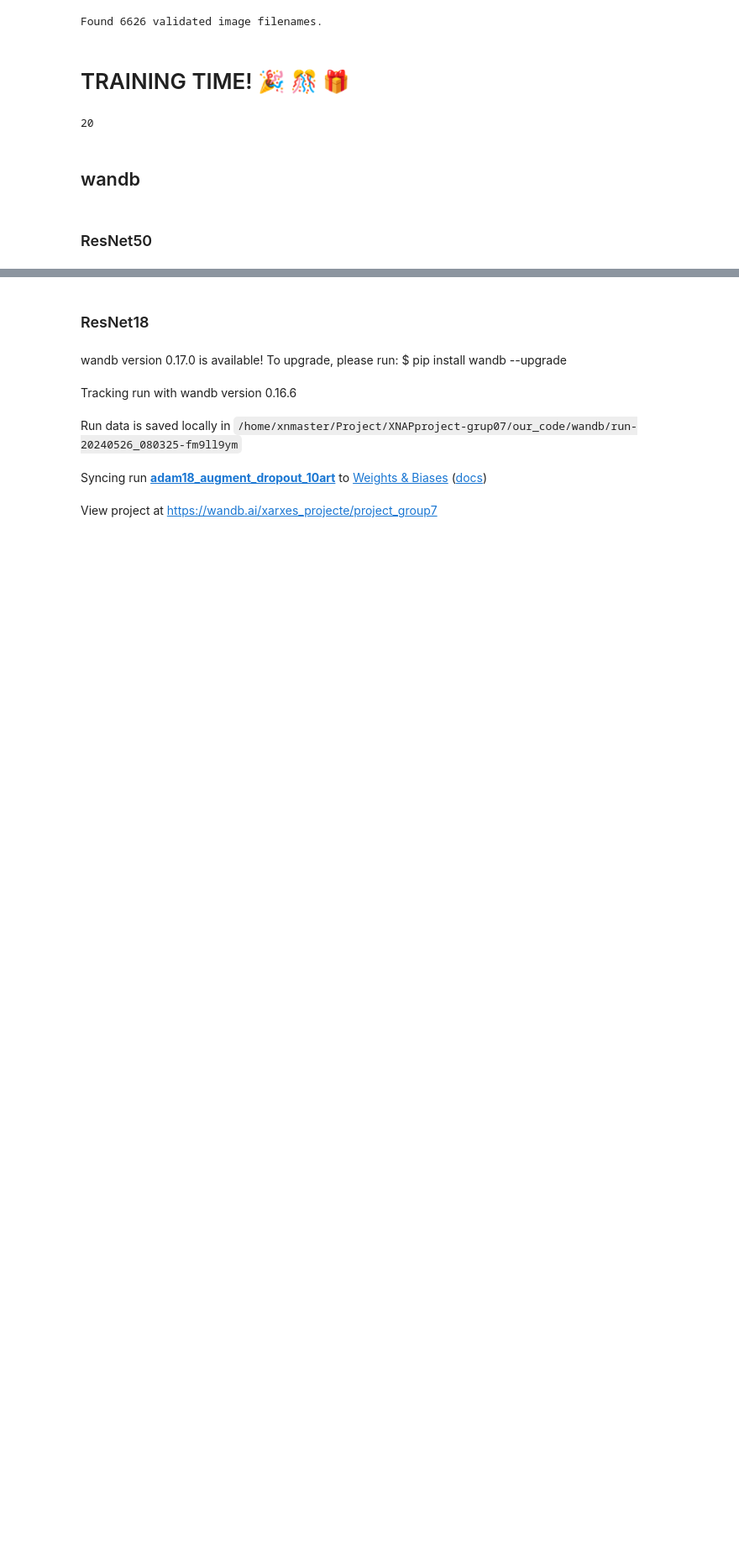
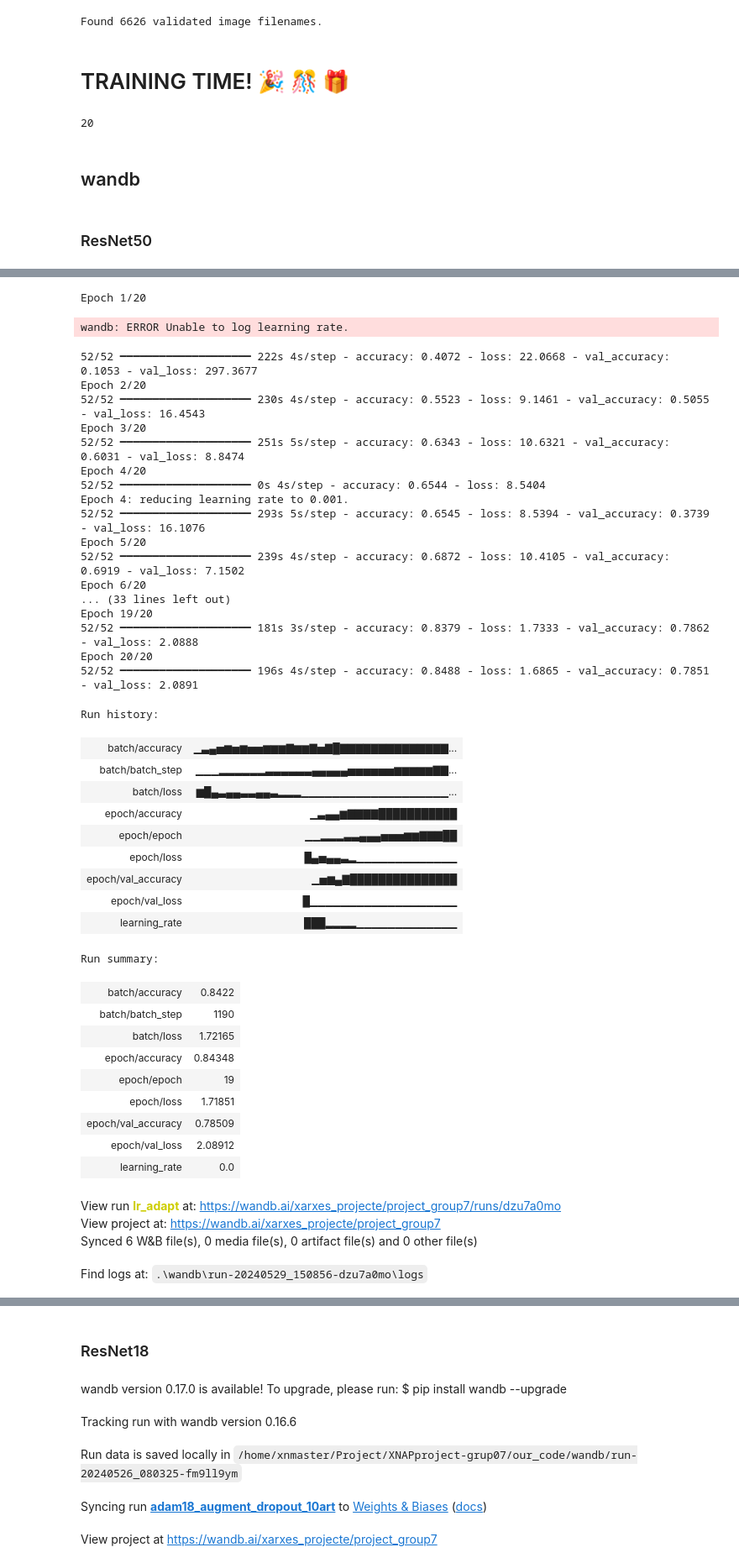
Before and after one commit to DCC-UAB/XNAPproject-grup07, a Jupyter notebook: our_code/base_code.ipynb, the cells around one changed output, grey strips where cells are left out. Shown at 84% size. Drawn from its saved outputs; the diff is of its cells as text; code cells hidden in the pictures; blank space fills up the shorter version.

```diff
--- a/our_code/base_code.ipynb
+++ b/our_code/base_code.ipynb
@@ -280,7 +280,7 @@ model_adam.add(GlobalAveragePooling2D())
 model_adam.add(Dense(2048, activation='relu'))  # Aumentar el tamaño de la capa densa
 model_adam.add(BatchNormalization())
 model_adam.add(Dropout(0.5))
-model_adam.add(Dense(1024, activation='relu', kernel_regularizer=l2(0.0005)))  # Aumentar el tamaño de la capa densa y reducir L2 regularization
+model_adam.add(Dense(1024, activation='relu', kernel_regularizer=AdaptiveKernelRegularizer(0.01, 0.0005)))  # Aumentar el tamaño de la capa densa y reducir L2 regularization
 model_adam.add(BatchNormalization())
 model_adam.add(Dropout(0.5))
 model_adam.add(Dense(num_classes, activation='softmax'))
@@ -647,6 +649,6 @@ adaptive_lr_scheduler = AdaptiveLearningRateScheduler()
 run = wandb.init(
     # set the wandb project where this run will be logged
     project="project_group7",
-    name = "adam50_augment_dropout_10art"
+    name = "lr_adapt"
 )
 # %% [output]
@@ -659,14 +660,58 @@ View run at https://wandb.ai/xarxes_projecte/project_group7/runs/x4yyw2l3
 # %%
 histories_adam = model_adam.fit(
     x=train_gens[0],
-    epochs=40,
+    epochs=20,
     batch_size=BATCH_SIZE,
     validation_data=valid_gens[0],
     callbacks=[
         WandbMetricsLogger(log_freq=10),
         adaptive_lr_scheduler
     ],
 )
 run.finish()
+# %% [output]
+Epoch 1/20
+wandb: ERROR Unable to log learning rate.
+52/52 ━━━━━━━━━━━━━━━━━━━━ 222s 4s/step - accuracy: 0.4072 - loss: 22.0668 - val_accuracy: 0.1053 - val_loss: 297.3677
+Epoch 2/20
+52/52 ━━━━━━━━━━━━━━━━━━━━ 230s 4s/step - accuracy: 0.5523 - loss: 9.1461 - val_accuracy: 0.5055 - val_loss: 16.4543
+Epoch 3/20
+52/52 ━━━━━━━━━━━━━━━━━━━━ 251s 5s/step - accuracy: 0.6343 - loss: 10.6321 - val_accuracy: 0.6031 - val_loss: 8.8474
+Epoch 4/20
+52/52 ━━━━━━━━━━━━━━━━━━━━ 0s 4s/step - accuracy: 0.6544 - loss: 8.5404
+Epoch 4: reducing learning rate to 0.001.
+52/52 ━━━━━━━━━━━━━━━━━━━━ 293s 5s/step - accuracy: 0.6545 - loss: 8.5394 - val_accuracy: 0.3739 - val_loss: 16.1076
+Epoch 5/20
+52/52 ━━━━━━━━━━━━━━━━━━━━ 239s 4s/step - accuracy: 0.6872 - loss: 10.4105 - val_accuracy: 0.6919 - val_loss: 7.1502
+Epoch 6/20
+... (33 lines left out)
+Epoch 19/20
+52/52 ━━━━━━━━━━━━━━━━━━━━ 181s 3s/step - accuracy: 0.8379 - loss: 1.7333 - val_accuracy: 0.7862 - val_loss: 2.0888
+Epoch 20/20
+52/52 ━━━━━━━━━━━━━━━━━━━━ 196s 4s/step - accuracy: 0.8488 - loss: 1.6865 - val_accuracy: 0.7851 - val_loss: 2.0891
+Run history:
+| batch/accuracy | ▁▃▄▅▆▅▆▅▅▆▆▆▇▆▆▇▅▇█▇▇▇▇▇▇▇▇▇▇▇▇▇▇... |
+| batch/batch_step | ▁▁▁▂▂▂▂▂▂▃▃▃▃▃▃▄▄▄▄▄▅▅▅▅▅▅▆▆▆▆▆▇▇... |
+| batch/loss | ▆█▄▃▄▄▃▃▄▄▃▂▂▂▁▁▁▁▁▁▁▁▁▁▁▁▁▁▁▁▁▁▁... |
+| epoch/accuracy | ▁▃▄▄▆▇▇▇▇███████████ |
+| epoch/epoch | ▁▁▂▂▂▃▃▄▄▄▅▅▅▆▆▇▇▇██ |
+| epoch/loss | █▄▅▄▄▃▂▁▁▁▁▁▁▁▁▁▁▁▁▁ |
+| epoch/val_accuracy | ▁▅▆▄▇███████████████ |
+| epoch/val_loss | █▁▁▁▁▁▁▁▁▁▁▁▁▁▁▁▁▁▁▁ |
+| learning_rate | ███▂▂▂▂▁▁▁▁▁▁▁▁▁▁▁▁▁ |
+Run summary:
+| batch/accuracy | 0.8422 |
+| batch/batch_step | 1190 |
+| batch/loss | 1.72165 |
+| epoch/accuracy | 0.84348 |
+| epoch/epoch | 19 |
+| epoch/loss | 1.71851 |
+| epoch/val_accuracy | 0.78509 |
+| epoch/val_loss | 2.08912 |
+| learning_rate | 0.0 |
+View run lr_adapt at: https://wandb.ai/xarxes_projecte/project_group7/runs/dzu7a0mo
+View project at: https://wandb.ai/xarxes_projecte/project_group7
+Synced 6 W&B file(s), 0 media file(s), 0 artifact file(s) and 0 other file(s)
+Find logs at: .\wandb\run-20240529_150856-dzu7a0mo\logs
 # %%
 run.finish()
```
Also changed, not shown: parts of 12 cells of this notebook, 5 other files.
